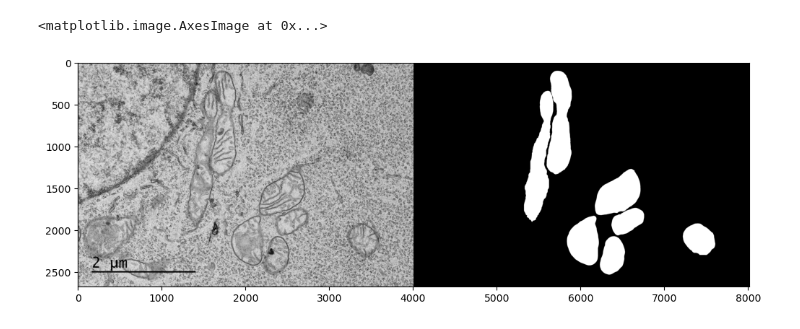
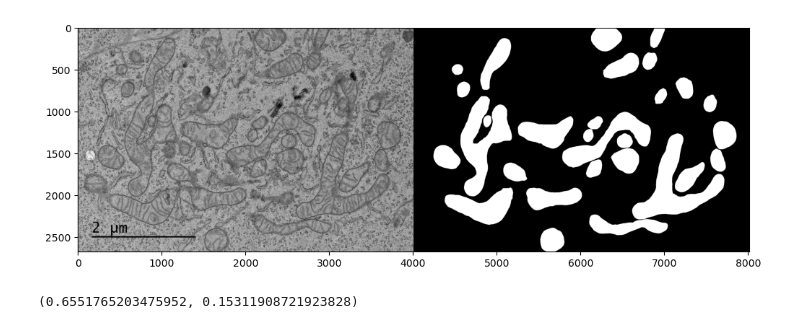
Before and after one commit to ogkristi/mitotem, a Jupyter notebook: notebooks/2-dataloader-test.ipynb, the cells around one changed output. Drawn from its saved outputs; the diff is of its cells as text; code cells hidden in the pictures.

Commit message:
Add custom augmentations and mean/std solver

```diff
--- a/notebooks/2-dataloader-test.ipynb
+++ b/notebooks/2-dataloader-test.ipynb
@@ -7,14 +7,18 @@ from config.settings import *
 # %%
 import matplotlib.pyplot as plt
 import numpy as np
-import torch
 from src.data.loaders import MitoSemsegDataset
 
-dataset = MitoSemsegDataset()
-img, mask = [(255*x).squeeze().to(torch.uint8).numpy() for x in dataset[66]]
+dataset = MitoSemsegDataset(root=TRAIN_ROOT)
+img, mask = dataset[81]
 
-plt.figure(figsize=(12,6))
-plt.imshow(np.concatenate([img, 255*mask], axis=1), cmap='gray')
+plt.figure(figsize=(12,6));
+plt.imshow(np.concatenate([img, 255*mask], axis=1), cmap='gray');
 # %% [output]
-<matplotlib.image.AxesImage at 0x...>
-[figure, old version]
+[figure, new version]
+# %%
+from src.data.loaders import get_mean_and_std
+mean, std = get_mean_and_std()
+mean, std
+# %% [output]
+(0.6551765203475952, 0.15311908721923828)
```
Also changed, not shown: parts of 1 cell of this notebook, 7 other files.
